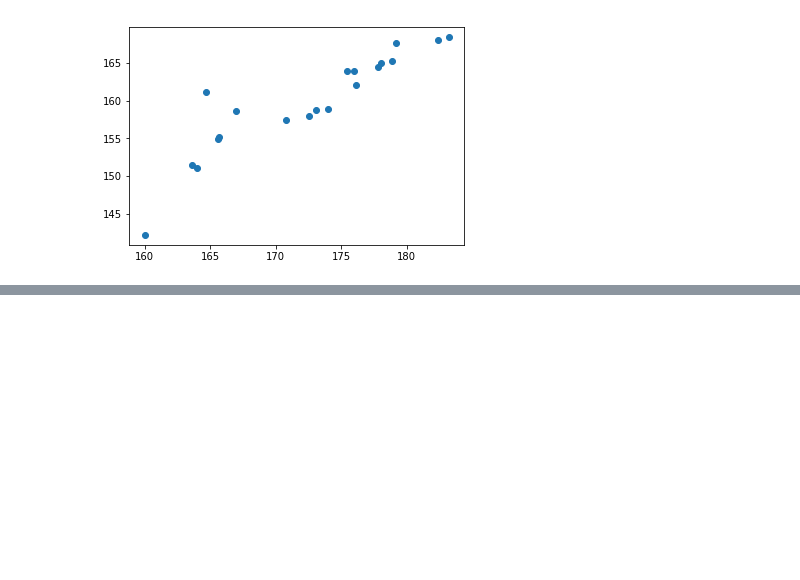
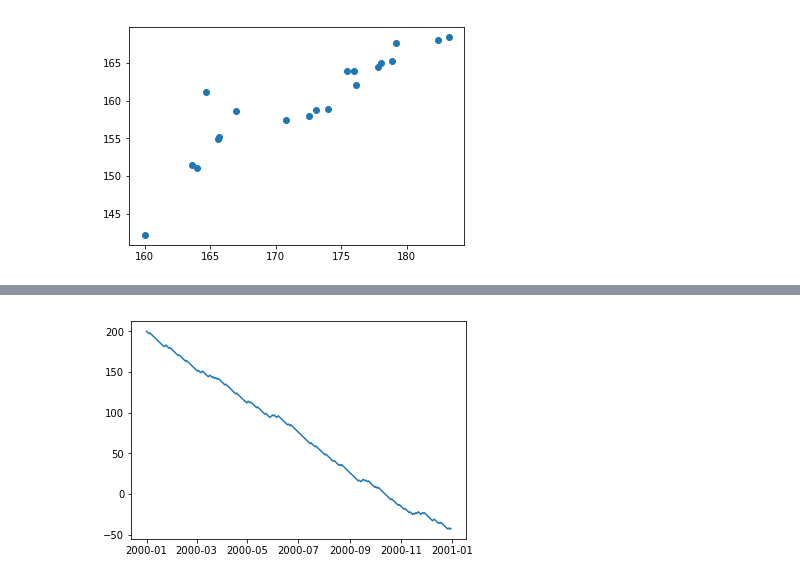
Before and after one commit to ariboyarsky/BootCamp2018, a Jupyter notebook: ProbSets/Comp/ProbSet2/PSET2.ipynb, the cells around one changed output, grey strips where cells are left out. Saved outputs shown, nothing was run; the diff lists cells and outputs as text; code cells hidden in the pictures; blank space fills up the shorter version.

```diff
--- a/ProbSets/Comp/ProbSet2/PSET2.ipynb
+++ b/ProbSets/Comp/ProbSet2/PSET2.ipynb
@@ -253,0 +276,5 @@ plt.show()
+# %%
+plt.plot(walk(0.2, 200))
+plt.show()
+# %% [output]
+[figure, added]
```
Also changed, not shown: parts of 15 cells of this notebook, 7 other files.
